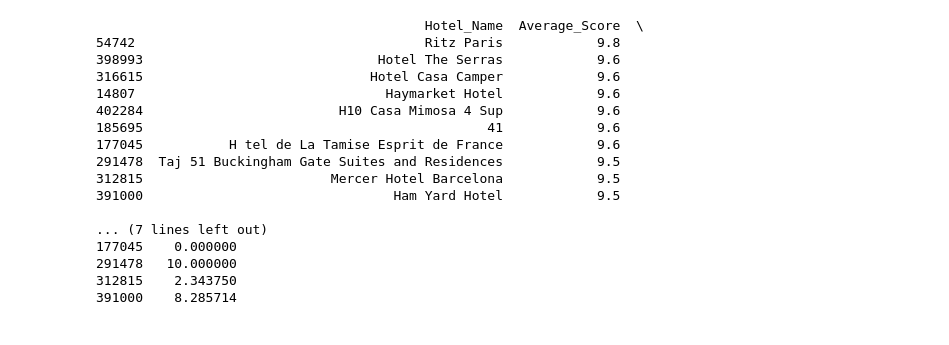
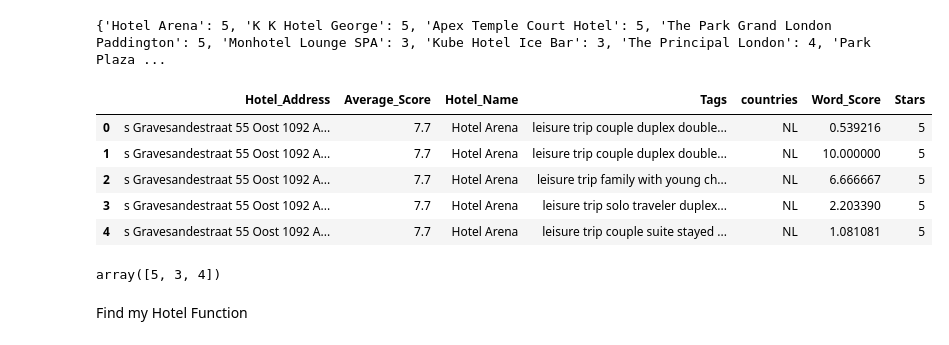
Before and after one commit to AvirupRay/Hotel-Recommendations-Based-on-Customer-Feedback, a Jupyter notebook: cleanData.ipynb, the cells around one changed output. Saved outputs shown, nothing was run; the diff lists cells and outputs as text; code cells hidden in the pictures.

```diff
--- a/cleanData.ipynb
+++ b/cleanData.ipynb
@@ -73,20 +80,27 @@ tagSearch=modelData['hotelsFromTags']
-# %%
-tagSearch(df2, ['leisure trip','couple'])
-# %% [output]
-                                          Hotel_Name  Average_Score  \
-54742                                     Ritz Paris            9.8
-398993                              Hotel The Serras            9.6
-316615                             Hotel Casa Camper            9.6
-14807                                Haymarket Hotel            9.6
-402284                         H10 Casa Mimosa 4 Sup            9.6
-185695                                            41            9.6
-177045           H tel de La Tamise Esprit de France            9.6
-291478  Taj 51 Buckingham Gate Suites and Residences            9.5
-312815                        Mercer Hotel Barcelona            9.5
-391000                                Ham Yard Hotel            9.5
-
-... (7 lines left out)
-177045    0.000000
-291478   10.000000
-312815    2.343750
-391000    8.285714
+# %%
+import random
+hotelNames=df['Hotel_Name']
+allHotels=[]
+
+for i in hotelNames:
+    if i not in allHotels:
+        allHotels.append(i)
+
+hotelStars={}
+for i in allHotels:
+    hotelStars[i]=random.randint(3,5)
+
+print(hotelStars)
+# %% [output]
+{'Hotel Arena': 5, 'K K Hotel George': 5, 'Apex Temple Court Hotel': 5, 'The Park Grand London Paddington': 5, 'Monhotel Lounge SPA': 3, 'Kube Hotel Ice Bar': 3, 'The Principal London': 4, 'Park Plaza ...
+# %%
+df['Stars']=df['Hotel_Name'].map(hotelStars)
+# %%
+df.head()
+# %% [output]
+|  | Hotel_Address | Average_Score | Hotel_Name | Tags | countries | Word_Score | Stars |
+| 0 | s Gravesandestraat 55 Oost 1092 A... | 7.7 | Hotel Arena | leisure trip couple duplex double... | NL | 0.539216 | 5 |
+| 1 | s Gravesandestraat 55 Oost 1092 A... | 7.7 | Hotel Arena | leisure trip couple duplex double... | NL | 10.000000 | 5 |
+| 2 | s Gravesandestraat 55 Oost 1092 A... | 7.7 | Hotel Arena | leisure trip family with young ch... | NL | 6.666667 | 5 |
+| 3 | s Gravesandestraat 55 Oost 1092 A... | 7.7 | Hotel Arena | leisure trip solo traveler duplex... | NL | 2.203390 | 5 |
+| 4 | s Gravesandestraat 55 Oost 1092 A... | 7.7 | Hotel Arena | leisure trip couple suite stayed ... | NL | 1.081081 | 5 |
@@ -92,0 +109,7 @@ tagSearch(df2, ['leisure trip','couple'])
+# %%
+df.countries.unique()
+df.Stars.unique()
+# %% [output]
+array([5, 3, 4])
+# %% [markdown]
+Find my Hotel Function
```
Also changed, not shown: parts of 8 cells of this notebook.
